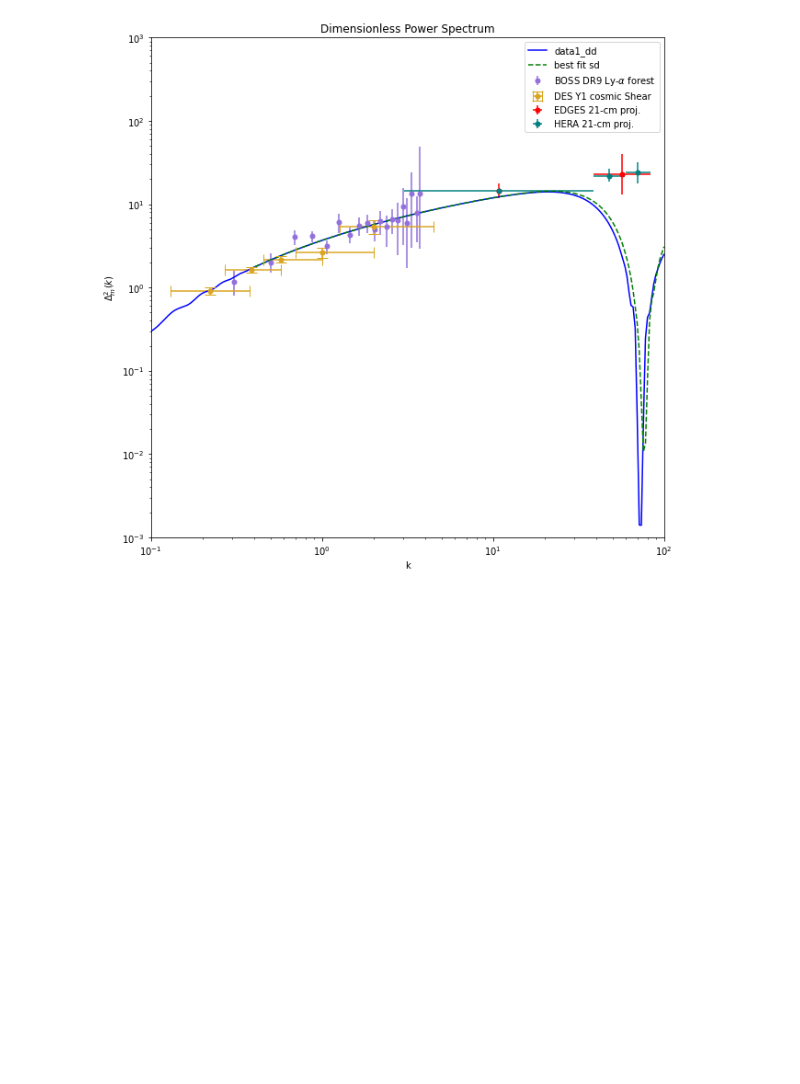
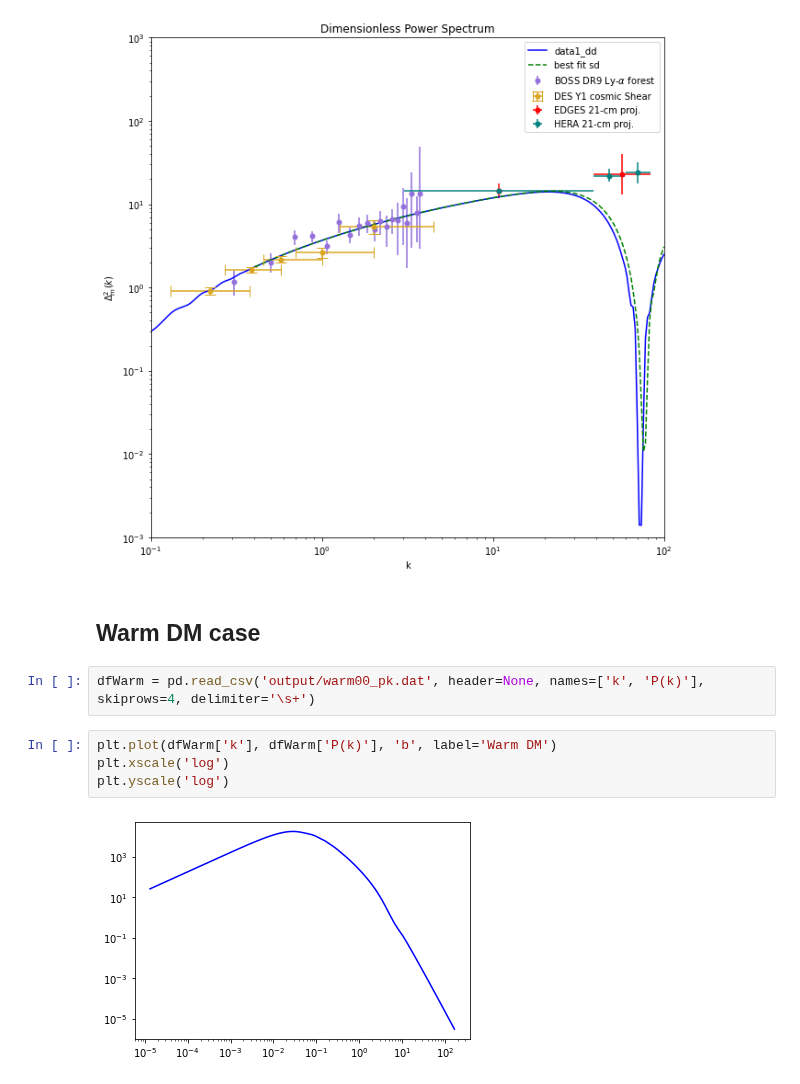
Before and after one commit to NolanSmyth/class_recoupling, a Jupyter notebook: analyze_interps.ipynb, the cells around one changed output. Cells and saved outputs as stored; diff of their text form; blank space fills up the shorter version.

```diff
--- a/analyze_interps.ipynb
+++ b/analyze_interps.ipynb
@@ -367,3 +364,13 @@ plt.legend()
 plt.show()
 # %% [output]
 [figure]
+# %% [markdown]
+## Warm DM case
+# %%
+dfWarm = pd.read_csv('output/warm00_pk.dat', header=None, names=['k', 'P(k)'], skiprows=4, delimiter='\s+')
+# %%
+plt.plot(dfWarm['k'], dfWarm['P(k)'], 'b', label='Warm DM')
+plt.xscale('log')
+plt.yscale('log')
+# %% [output]
+[figure, added]
```
Also changed, not shown: parts of 1 cell of this notebook, 7 other files.
